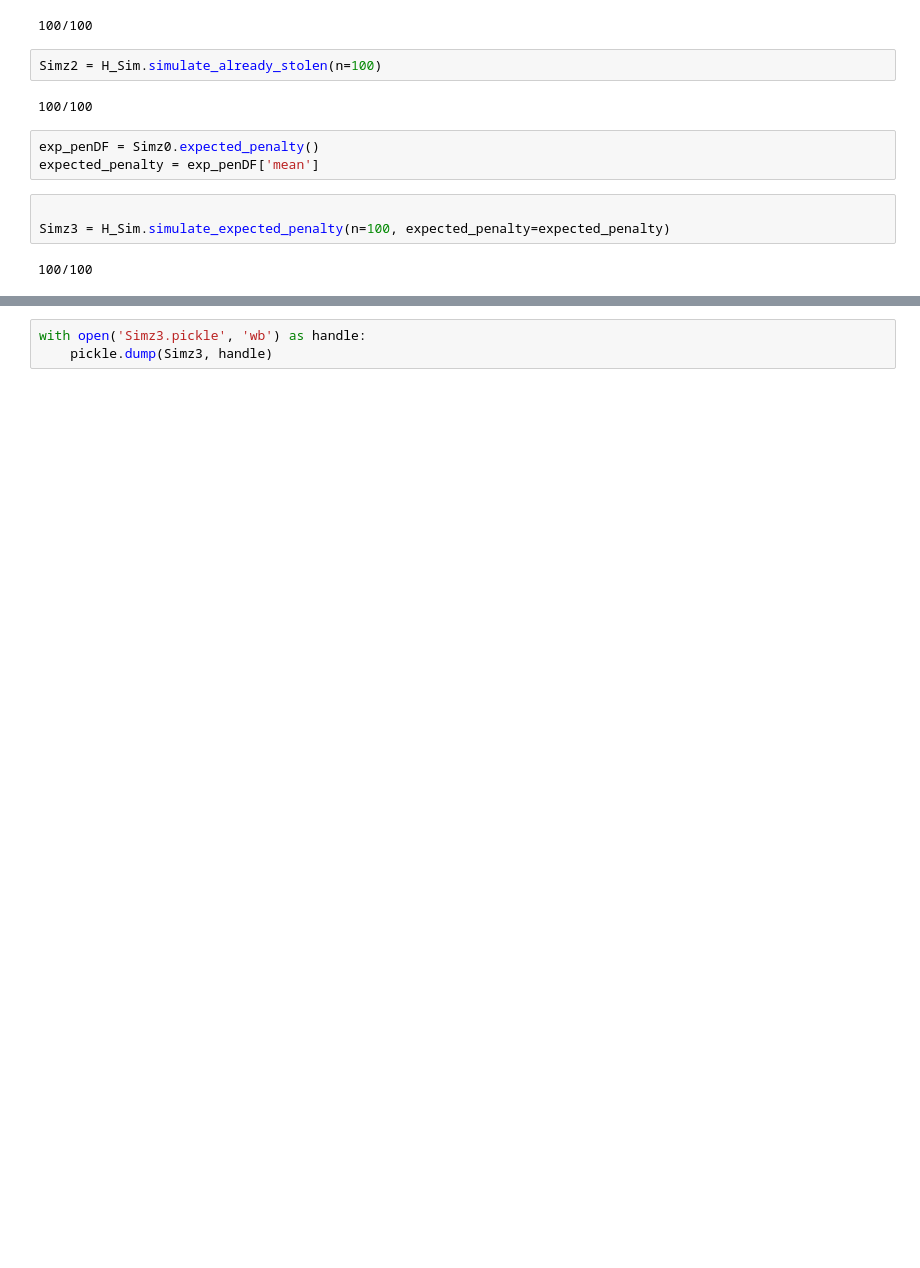
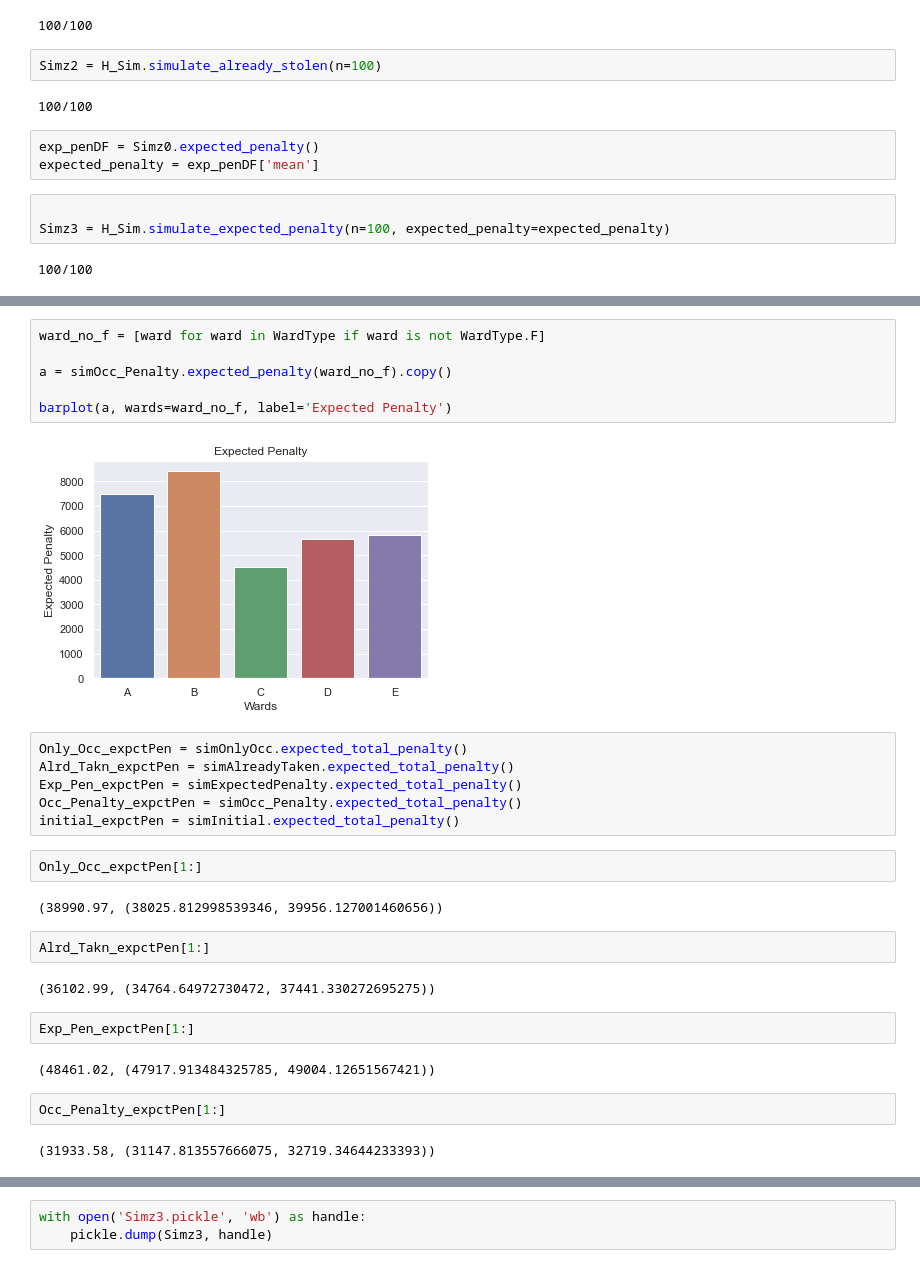
Before and after one commit to s184012/StochSim, a Jupyter notebook: Assignment2_Virgile.ipynb, the cells around one changed output, grey strips where cells are left out. Cells and saved outputs as stored; diff of their text form; blank space fills up the shorter version.

```diff
--- a/Assignment2_Virgile.ipynb
+++ b/Assignment2_Virgile.ipynb
@@ -79,0 +84,30 @@ Exp_Pen_expctPen = Simz3.expected_penalty()
+# %%
+ward_no_f = [ward for ward in WardType if ward is not WardType.F]
+
+a = simOcc_Penalty.expected_penalty(ward_no_f).copy()
+
+barplot(a, wards=ward_no_f, label='Expected Penalty')
+# %% [output]
+[figure, added]
+# %%
+Only_Occ_expctPen = simOnlyOcc.expected_total_penalty()
+Alrd_Takn_expctPen = simAlreadyTaken.expected_total_penalty()
+Exp_Pen_expctPen = simExpectedPenalty.expected_total_penalty()
+Occ_Penalty_expctPen = simOcc_Penalty.expected_total_penalty()
+initial_expctPen = simInitial.expected_total_penalty()
+# %%
+Only_Occ_expctPen[1:]
+# %% [output]
+(38990.97, (38025.812998539346, 39956.127001460656))
+# %%
+Alrd_Takn_expctPen[1:]
+# %% [output]
+(36102.99, (34764.64972730472, 37441.330272695275))
+# %%
+Exp_Pen_expctPen[1:]
+# %% [output]
+(48461.02, (47917.913484325785, 49004.12651567421))
+# %%
+Occ_Penalty_expctPen[1:]
+# %% [output]
+(31933.58, (31147.813557666075, 32719.34644233393))
```
Also changed, not shown: parts of 12 cells of this notebook, 6 other files.
